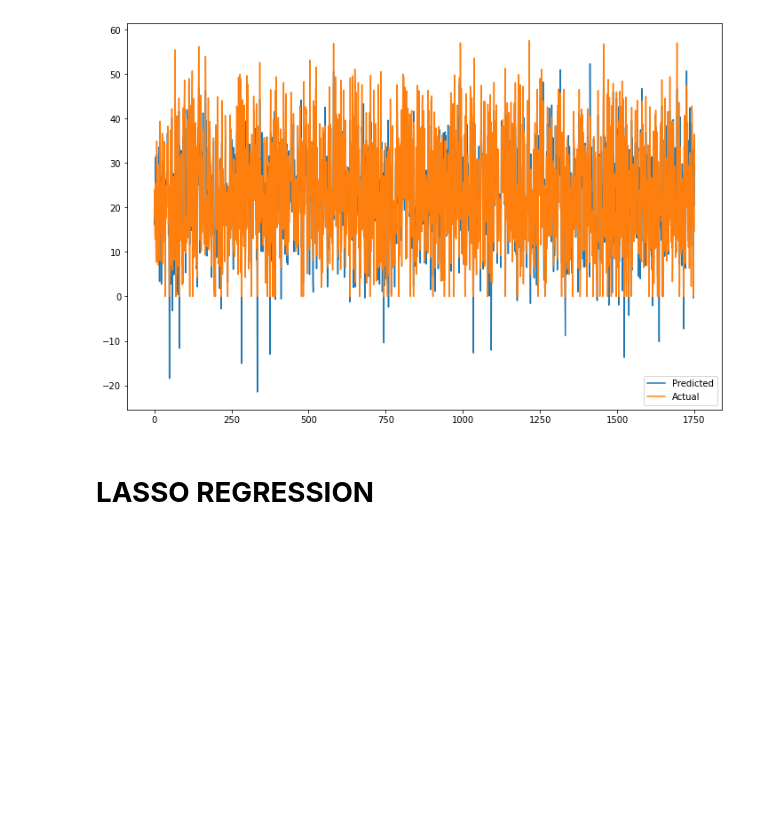
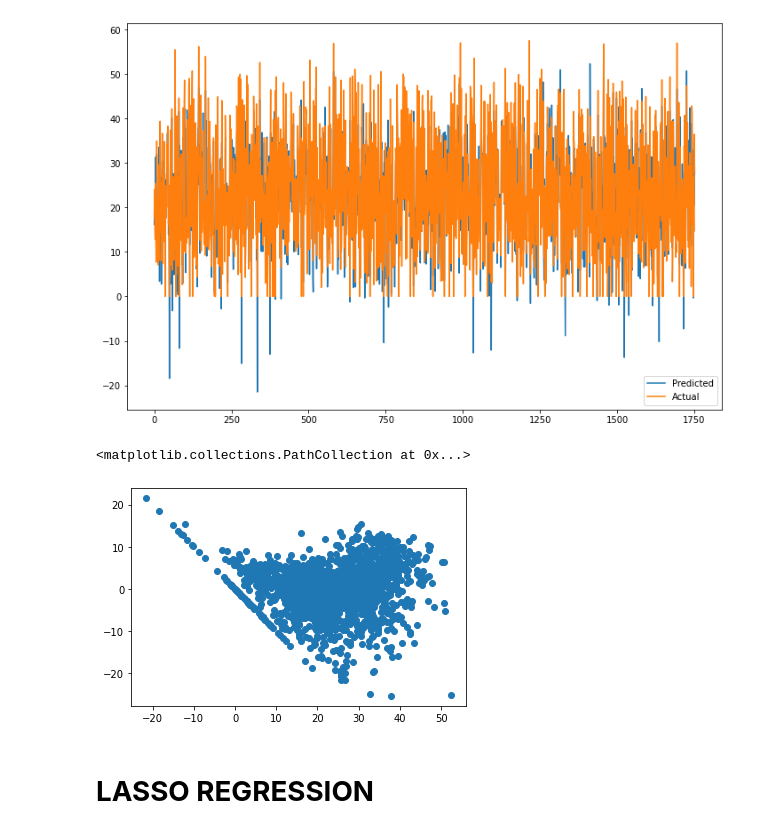
Before and after one commit to shubham-jindal/Bike-Sharing-Demand-Prediction, a Jupyter notebook: Bike_Sharing_Demand_Prediction_Capstone_Project.ipynb, the cells around one changed output. Cells and saved outputs as stored; diff of their text form; code cells hidden in the pictures; blank space fills up the shorter version.

```diff
--- a/Bike_Sharing_Demand_Prediction_Capstone_Project.ipynb
+++ b/Bike_Sharing_Demand_Prediction_Capstone_Project.ipynb
@@ -1004,6 +1014,12 @@ plt.legend(["Predicted","Actual"])
 plt.show()
 # %% [output]
 [figure]
+# %%
+#Heteroscadacity
+plt.scatter((y_pred_test_ridge),(y_test)-(y_pred_test_ridge))
+# %% [output]
+<matplotlib.collections.PathCollection at 0x...>
+[figure, added]
 # %% [markdown]
 # **LASSO REGRESSION**
 # %%
```
Also changed, not shown: parts of 118 cells of this notebook.
